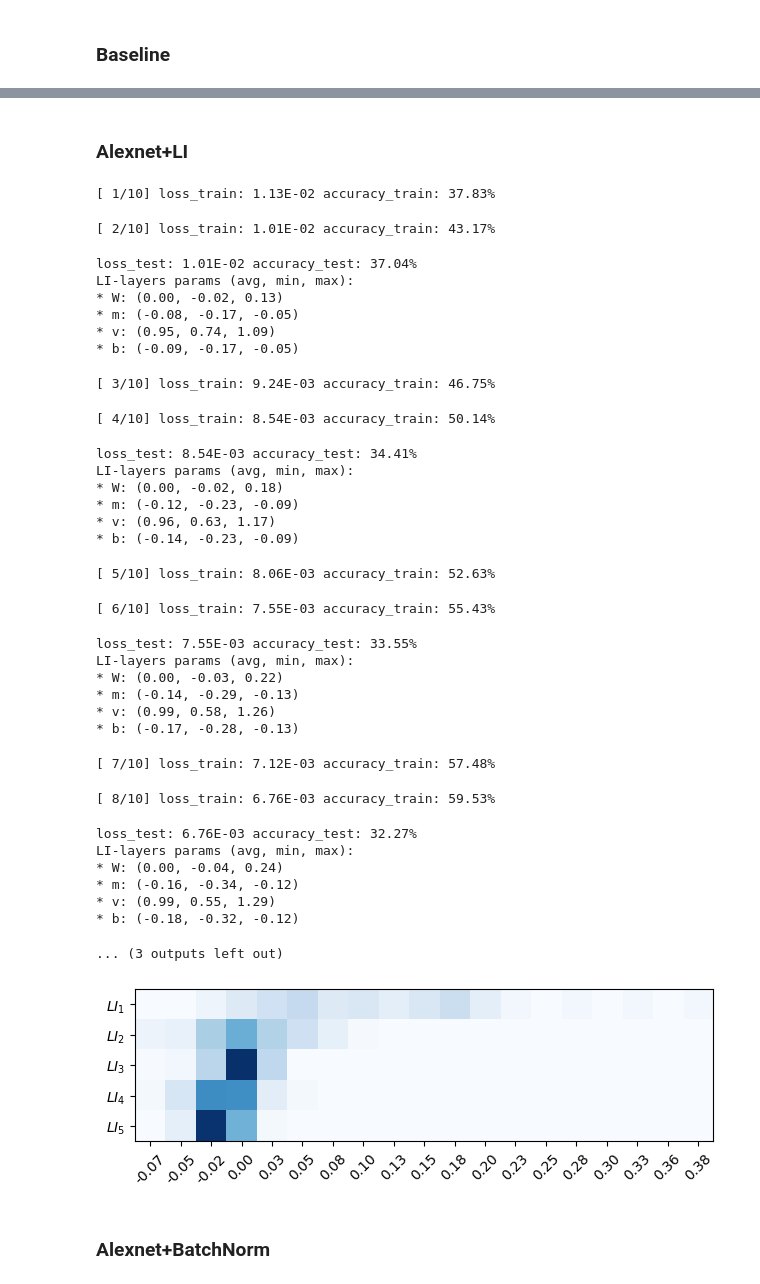
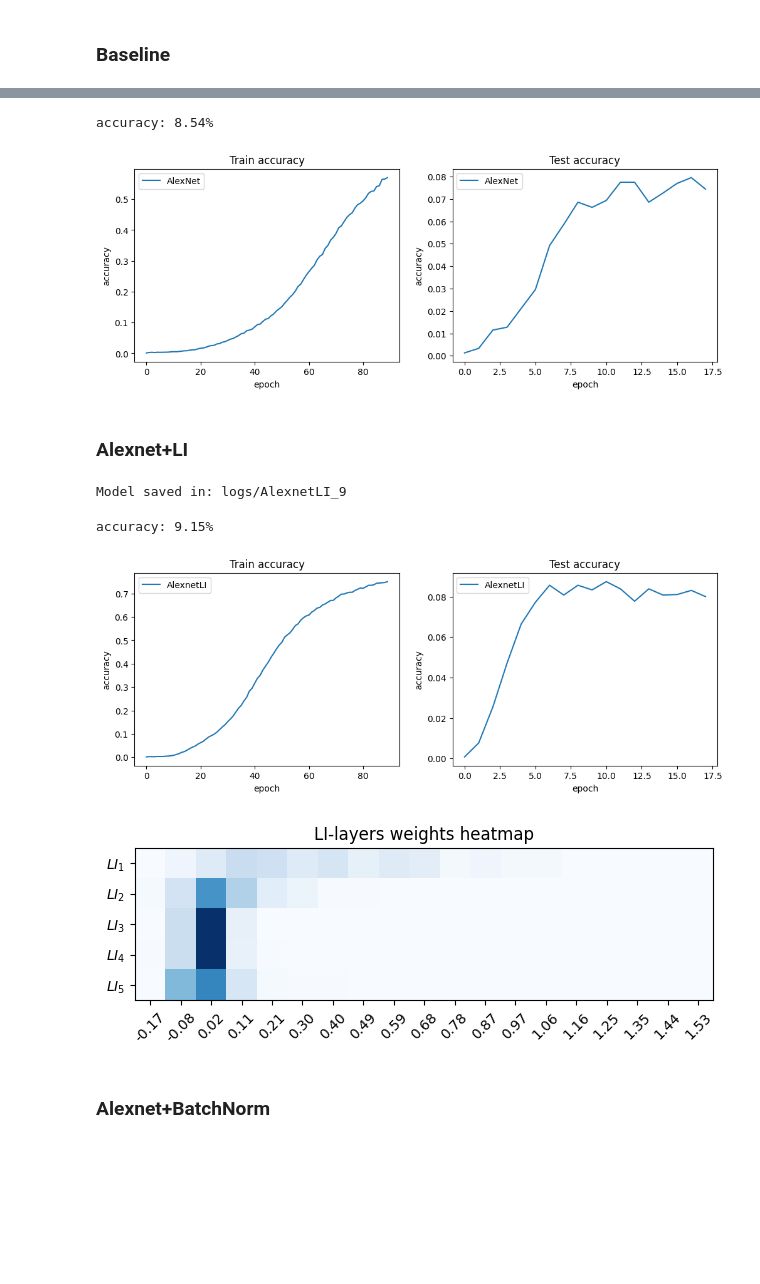
Before and after one commit to julesdubr/lateral_inhibition, a Jupyter notebook: alexnet_resnet.ipynb, the cells around one changed output, grey strips where cells are left out. Drawn from its saved outputs; the diff is of its cells as text; code cells hidden in the pictures; blank space fills up the shorter version.

```diff
--- a/alexnet_resnet.ipynb
+++ b/alexnet_resnet.ipynb
@@ -46,9 +46,11 @@ TRAIN_NORMALIZE = transforms.Compose(
 
 TEST_NORMALIZE = transforms.Compose(
     [
-        transforms.Resize((224, 224)),
+        transforms.Resize((256, 256)),
+        # transforms.Resize((224, 224)),
         transforms.ToTensor(),
         transforms.Normalize(mean=IMAGENET_MEAN.tolist(), std=IMAGENET_STD.tolist()),
+        transforms.CenterCrop(224)
     ]
 )
 
@@ -63,9 +65,9 @@ def deprocess(img):
     return transform(img)
 
 
-def load_datas(batch_size=128):
-    train_dataset = ImageFolder(root="imagenet-mini/train", transform=TRAIN_NORMALIZE)
-    test_dataset = ImageFolder(root="imagenet-mini/val", transform=TEST_NORMALIZE)
+def load_datas(batch_size=128, root=""):
+    train_dataset = ImageFolder(root=f"{root}imagenet-mini/train", transform=TRAIN_NORMALIZE)
+    test_dataset = ImageFolder(root=f"{root}imagenet-mini/val", transform=TEST_NORMALIZE)
 
     train_loader = DataLoader(train_dataset, batch_size=batch_size, num_workers=8, shuffle=True)
     test_loader = DataLoader(test_dataset, batch_size=batch_size, num_workers=8, shuffle=True)
@@ -317,3 +282,12 @@ loss_test: 7.14E-03 accuracy_test: 32.32%
+# %%
+model_path = "logs/AlexNet_1"
+
+model = torch.load(f"{model_path}/model.pth")
+evaluate(model, test_loader)
+plot_log(model_path)
+# %% [output]
+accuracy: 8.54%
+[figure, added]
 # %% [markdown]
 ### Alexnet+LI
 # %%
@@ -357,47 +327,21 @@ class AlexnetLI(nn.Module):
         x = self.classifier(x)
         return x
 # %%
-alexnetLI = AlexnetLI().to(device)
-train_model(alexnetLI, 10, 2, 2, f"ALEXNET_LI 256 log")
+alexnetLI = AlexNetLI(weights=None).to(device)
+train_model(alexnetLI, 90, 2, 5, f"_AlexNet+LI", verbose=0)
 # %% [output]
-[ 1/10] loss_train: 1.13E-02 accuracy_train: 37.83%
+Model saved in: logs/AlexnetLI_9
-[ 2/10] loss_train: 1.01E-02 accuracy_train: 43.17%
-loss_test: 1.01E-02 accuracy_test: 37.04%
-LI-layers params (avg, min, max):
-* W: (0.00, -0.02, 0.13)
-* m: (-0.08, -0.17, -0.05)
-* v: (0.95, 0.74, 1.09)
-* b: (-0.09, -0.17, -0.05)
-[ 3/10] loss_train: 9.24E-03 accuracy_train: 46.75%
-[ 4/10] loss_train: 8.54E-03 accuracy_train: 50.14%
-loss_test: 8.54E-03 accuracy_test: 34.41%
-LI-layers params (avg, min, max):
-* W: (0.00, -0.02, 0.18)
-* m: (-0.12, -0.23, -0.09)
-* v: (0.96, 0.63, 1.17)
-* b: (-0.14, -0.23, -0.09)
-[ 5/10] loss_train: 8.06E-03 accuracy_train: 52.63%
-[ 6/10] loss_train: 7.55E-03 accuracy_train: 55.43%
-loss_test: 7.55E-03 accuracy_test: 33.55%
-LI-layers params (avg, min, max):
-* W: (0.00, -0.03, 0.22)
-* m: (-0.14, -0.29, -0.13)
-* v: (0.99, 0.58, 1.26)
-* b: (-0.17, -0.28, -0.13)
-[ 7/10] loss_train: 7.12E-03 accuracy_train: 57.48%
-[ 8/10] loss_train: 6.76E-03 accuracy_train: 59.53%
-loss_test: 6.76E-03 accuracy_test: 32.27%
-LI-layers params (avg, min, max):
-* W: (0.00, -0.04, 0.24)
-* m: (-0.16, -0.34, -0.12)
-* v: (0.99, 0.55, 1.29)
-* b: (-0.18, -0.32, -0.12)
-... (3 outputs left out)
 # %%
-model = torch.load("logs/AlexnetLI_3/model.pth")
+model_path = "logs/AlexNetLI_1"
+
+model = torch.load(f"{model_path}/model.pth")
+evaluate(model, test_loader)
+plot_log(model_path)
 plot_weights_heatmap(model)
 # %% [output]
+accuracy: 9.15%
-[figure, old version]
+[figure, new version]
+[figure, added]
 # %% [markdown]
 ### Alexnet+BatchNorm
 # %%
```
Also changed, not shown: parts of 20 cells of this notebook, 1 other file.
